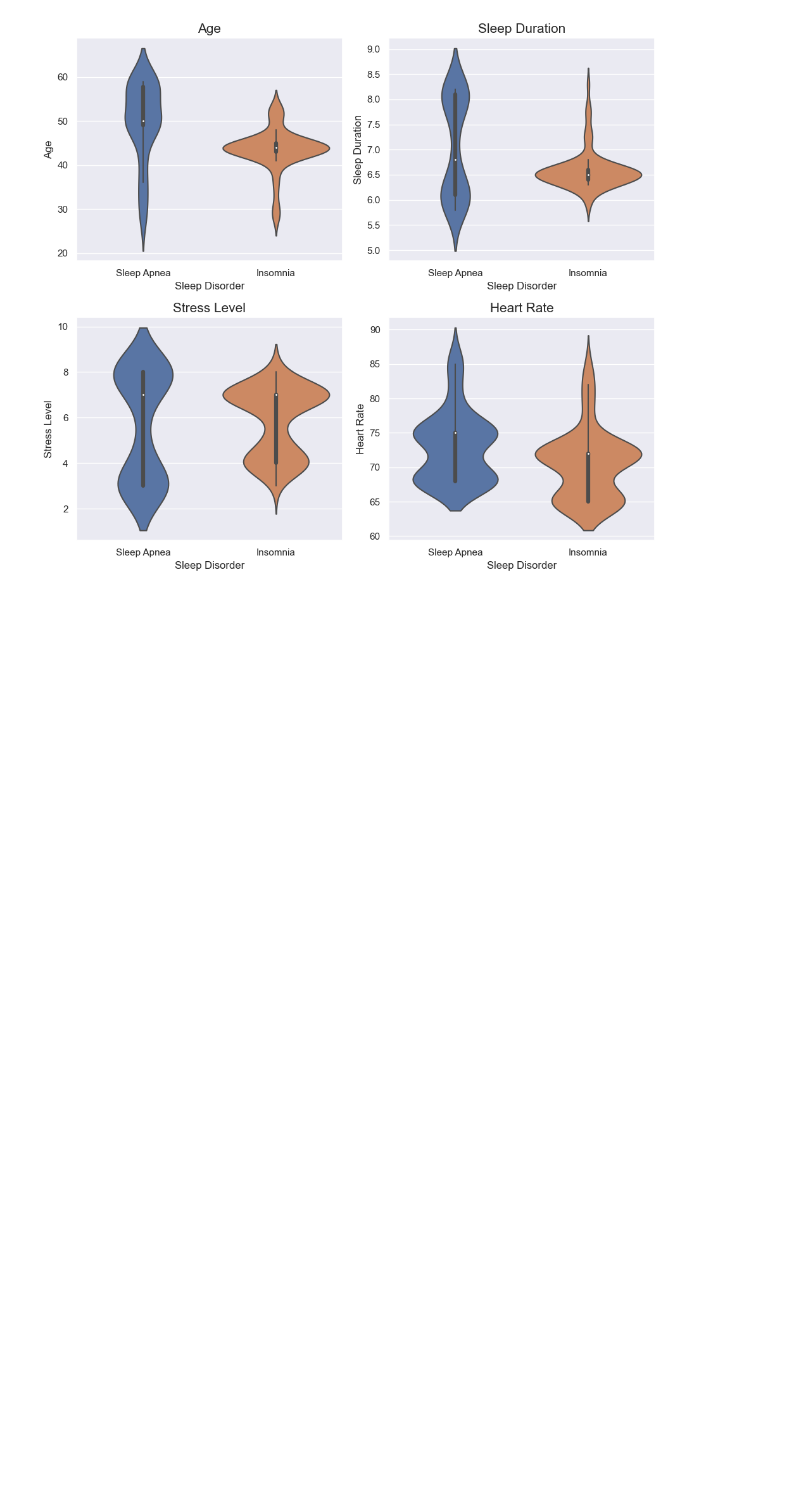
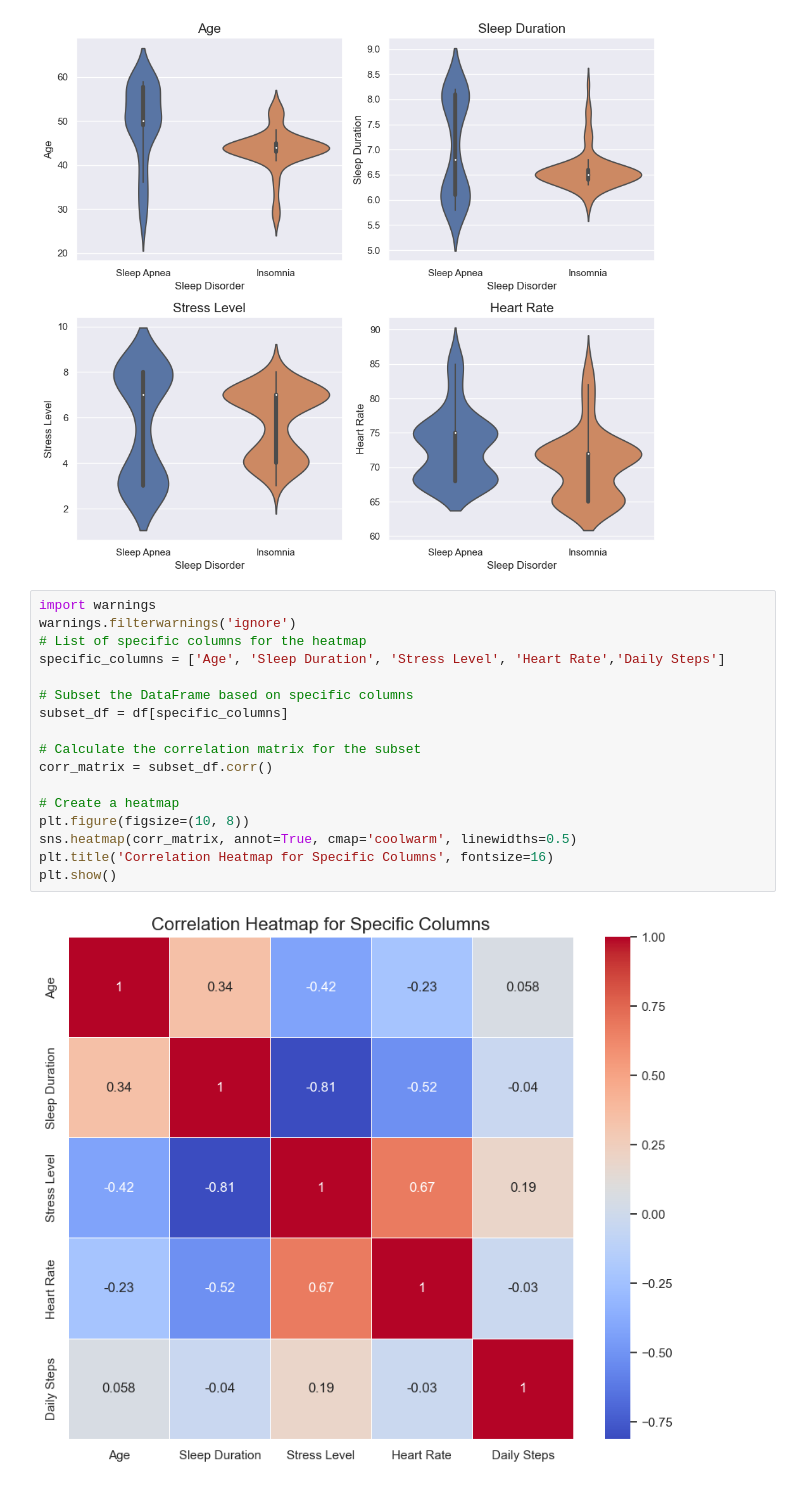
Before and after one commit to Nicknishant170/Python-Project, a Jupyter notebook: Sleep_Health and Lifestyle_Prediction.ipynb, the cells around one changed output. Saved outputs shown, nothing was run; the diff lists cells and outputs as text; blank space fills up the shorter version.

```diff
--- a/Sleep_Health and Lifestyle_Prediction.ipynb
+++ b/Sleep_Health and Lifestyle_Prediction.ipynb
@@ -345,3 +345,22 @@ fig.tight_layout()
 plt.show()
 # %% [output]
 [figure]
+# %%
+import warnings
+warnings.filterwarnings('ignore')
+# List of specific columns for the heatmap
+specific_columns = ['Age', 'Sleep Duration', 'Stress Level', 'Heart Rate','Daily Steps']
+
+# Subset the DataFrame based on specific columns
+subset_df = df[specific_columns]
+
+# Calculate the correlation matrix for the subset
+corr_matrix = subset_df.corr()
+
+# Create a heatmap
+plt.figure(figsize=(10, 8))
+sns.heatmap(corr_matrix, annot=True, cmap='coolwarm', linewidths=0.5)
+plt.title('Correlation Heatmap for Specific Columns', fontsize=16)
+plt.show()
+# %% [output]
+[figure, added]
```
